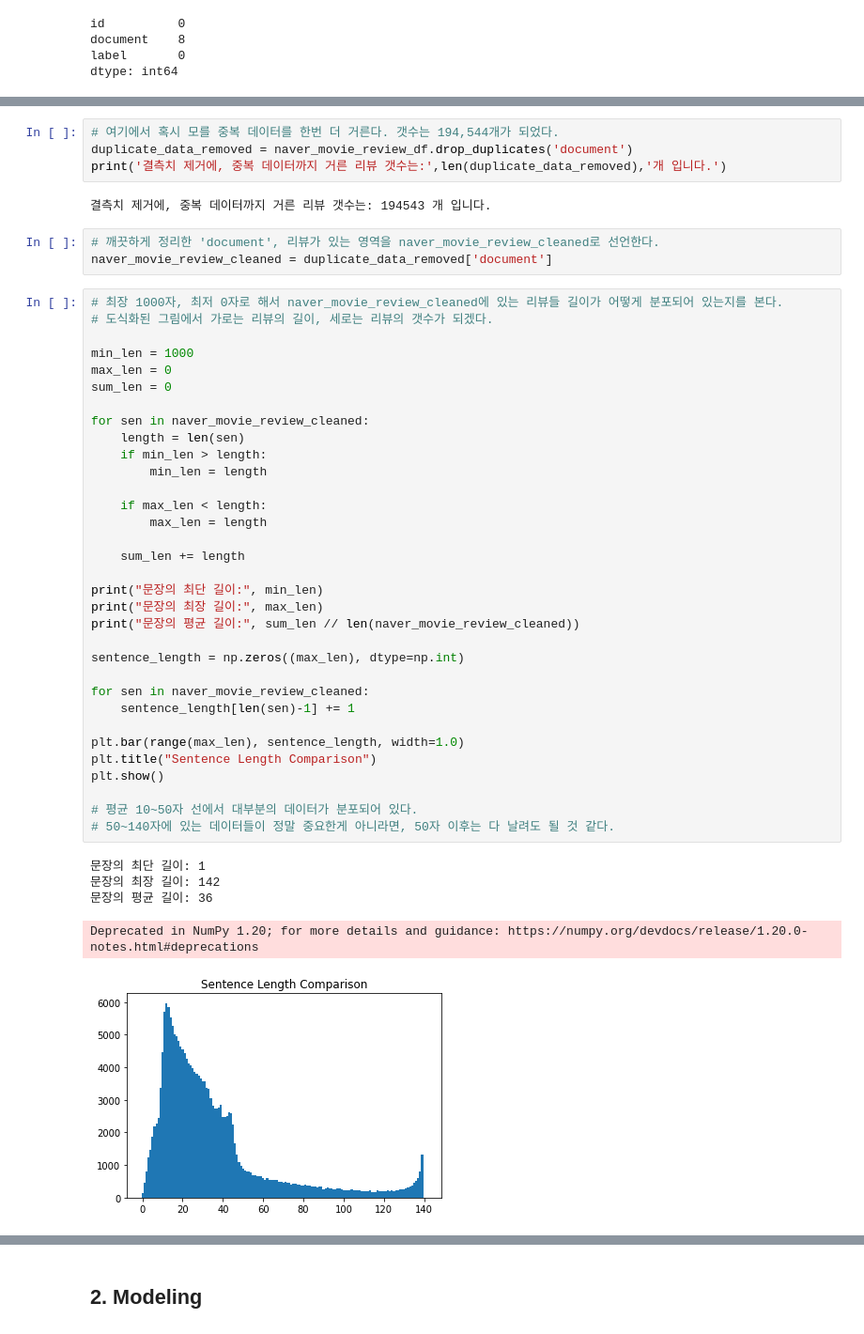
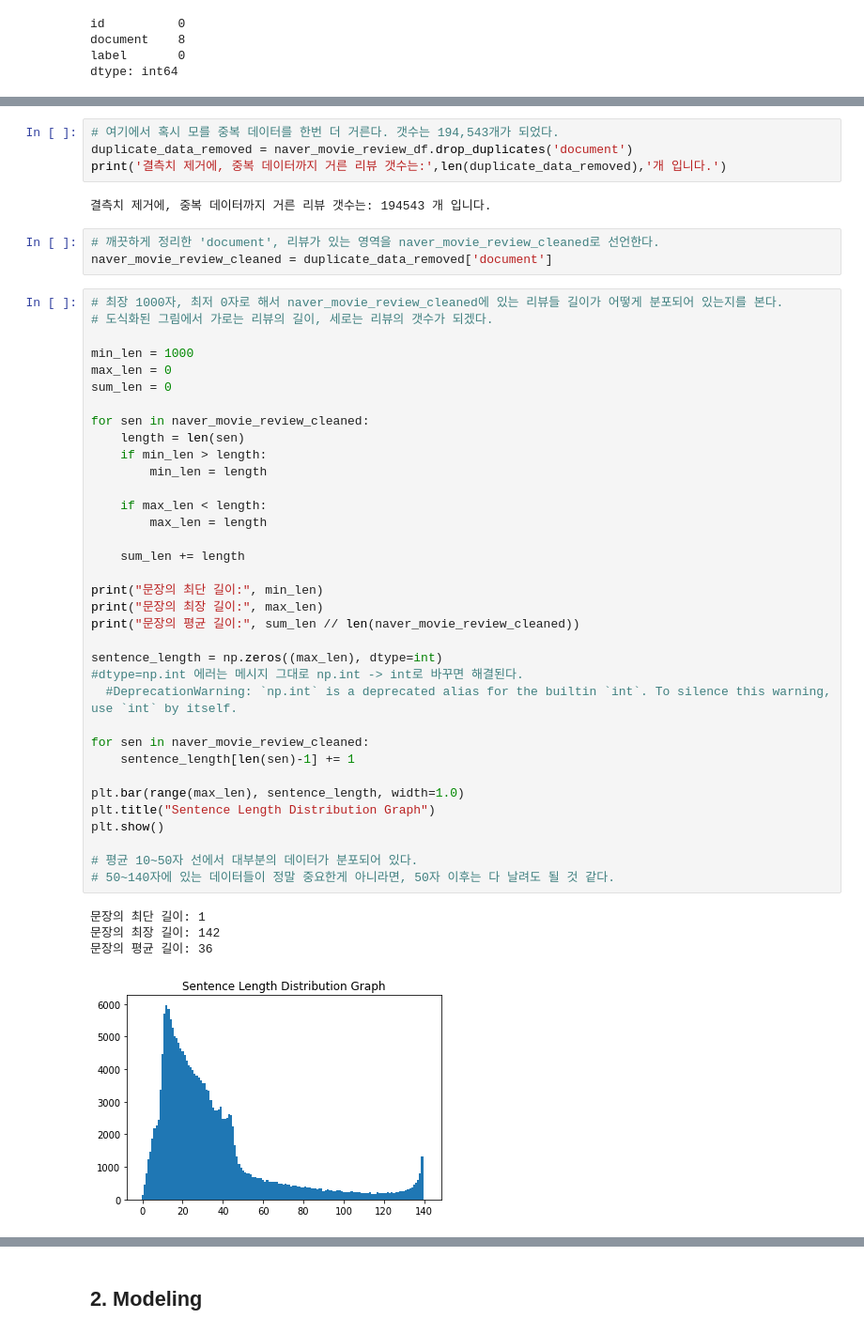
Before and after one commit to justin-on-it/AIFFEL_Explorations, a Jupyter notebook: [GD_01]_NLP_SentencePiece.ipynb, the cells around one changed output, grey strips where cells are left out. Shown at 94% size. Drawn from its saved outputs; the diff is of its cells as text.

```diff
--- a/[GD_01]_NLP_SentencePiece.ipynb
+++ b/[GD_01]_NLP_SentencePiece.ipynb
@@ -146,7 +157,7 @@ print(naver_movie_review_df.isnull().sum)
 
 [199992 rows x 3 columns]>
 # %%
-# 여기에서 혹시 모를 중복 데이터를 한번 더 거른다. 갯수는 194,544개가 되었다.
+# 여기에서 혹시 모를 중복 데이터를 한번 더 거른다. 갯수는 194,543개가 되었다.
 duplicate_data_removed = naver_movie_review_df.drop_duplicates('document')
 print('결측치 제거에, 중복 데이터까지 거른 리뷰 갯수는:',len(duplicate_data_removed),'개 입니다.')
 # %% [output]
@@ -162,35 +173,36 @@ min_len = 1000
 max_len = 0
 sum_len = 0
 
 for sen in naver_movie_review_cleaned:
     length = len(sen)
     if min_len > length:
         min_len = length
 
     if max_len < length:
         max_len = length
 
     sum_len += length
 
 print("문장의 최단 길이:", min_len)
 print("문장의 최장 길이:", max_len)
 print("문장의 평균 길이:", sum_len // len(naver_movie_review_cleaned))
 
-sentence_length = np.zeros((max_len), dtype=np.int)
+sentence_length = np.zeros((max_len), dtype=int)
+#dtype=np.int 에러는 메시지 그대로 np.int -> int로 바꾸면 해결된다.
+  #DeprecationWarning: `np.int` is a deprecated alias for the builtin `int`. To silence this warning, use `int` by itself.
 
 for sen in naver_movie_review_cleaned:
     sentence_length[len(sen)-1] += 1
 
 plt.bar(range(max_len), sentence_length, width=1.0)
-plt.title("Sentence Length Comparison")
+plt.title("Sentence Length Distribution Graph")
 plt.show()
 
 # 평균 10~50자 선에서 대부분의 데이터가 분포되어 있다.
 # 50~140자에 있는 데이터들이 정말 중요한게 아니라면, 50자 이후는 다 날려도 될 것 같다.
 # %% [output]
 문장의 최단 길이: 1
 문장의 최장 길이: 142
 문장의 평균 길이: 36
-Deprecated in NumPy 1.20; for more details and guidance: https://numpy.org/devdocs/release/1.20.0-notes.html#deprecations
-[figure, old version]
+[figure, new version]
 # %%
```
Also changed, not shown: parts of 36 cells of this notebook.
